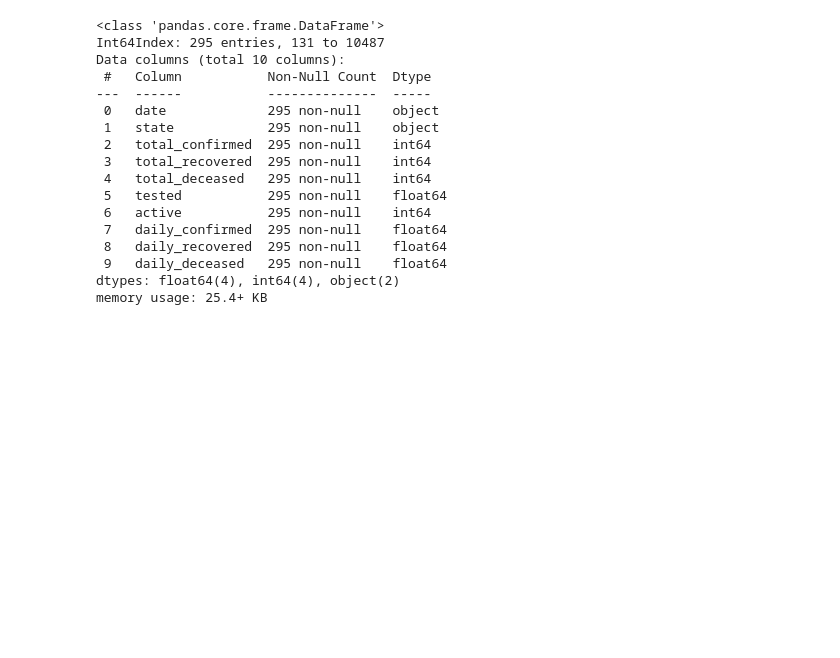
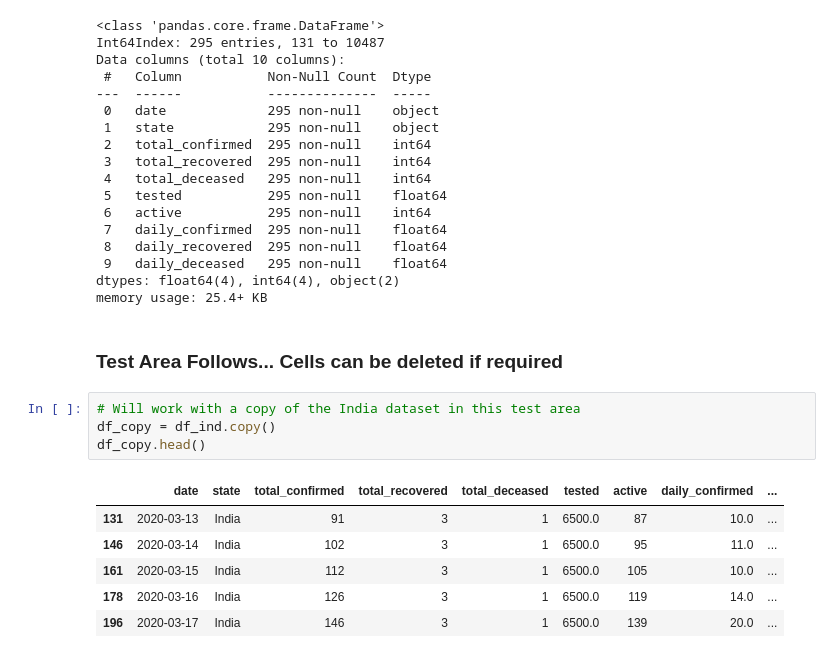
Before and after one commit to enumulak/EK_ML, a Jupyter notebook: Projects/Covid19_India/covid19_India_v0.1.ipynb, the cells around one changed output. Saved outputs shown, nothing was run; the diff lists cells and outputs as text; blank space fills up the shorter version.

```diff
--- a/Projects/Covid19_India/covid19_India_v0.1.ipynb
+++ b/Projects/Covid19_India/covid19_India_v0.1.ipynb
@@ -212,3 +212,16 @@ Data columns (total 10 columns):
  9   daily_deceased   295 non-null    float64
 dtypes: float64(4), int64(4), object(2)
 memory usage: 25.4+ KB
+# %% [markdown]
+### Test Area Follows... Cells can be deleted if required
+# %%
+# Will work with a copy of the India dataset in this test area
+df_copy = df_ind.copy()
+df_copy.head()
+# %% [output]
+|  | date | state | total_confirmed | total_recovered | total_deceased | tested | active | daily_confirmed | ... |
+| 131 | 2020-03-13 | India | 91 | 3 | 1 | 6500.0 | 87 | 10.0 | ... |
+| 146 | 2020-03-14 | India | 102 | 3 | 1 | 6500.0 | 95 | 11.0 | ... |
+| 161 | 2020-03-15 | India | 112 | 3 | 1 | 6500.0 | 105 | 10.0 | ... |
+| 178 | 2020-03-16 | India | 126 | 3 | 1 | 6500.0 | 119 | 14.0 | ... |
+| 196 | 2020-03-17 | India | 146 | 3 | 1 | 6500.0 | 139 | 20.0 | ... |
```
Also changed, not shown: parts of 8 cells of this notebook, 1 other file.
